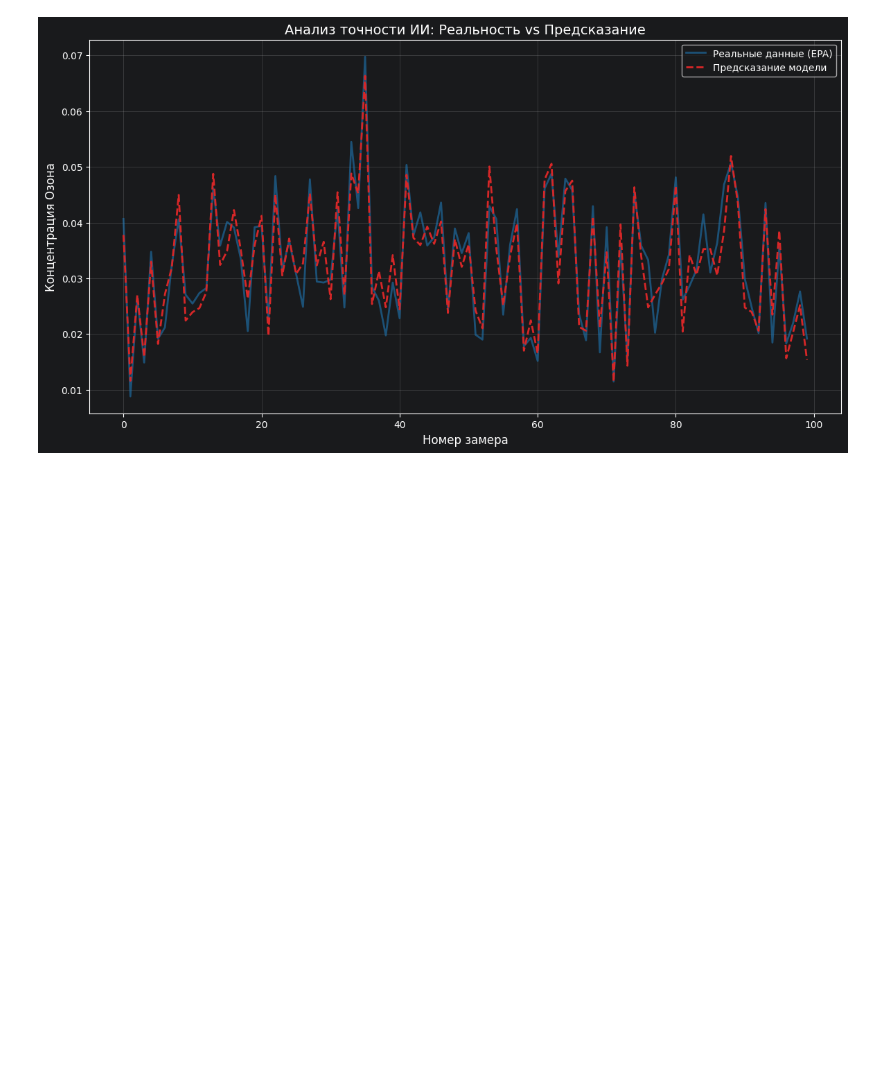
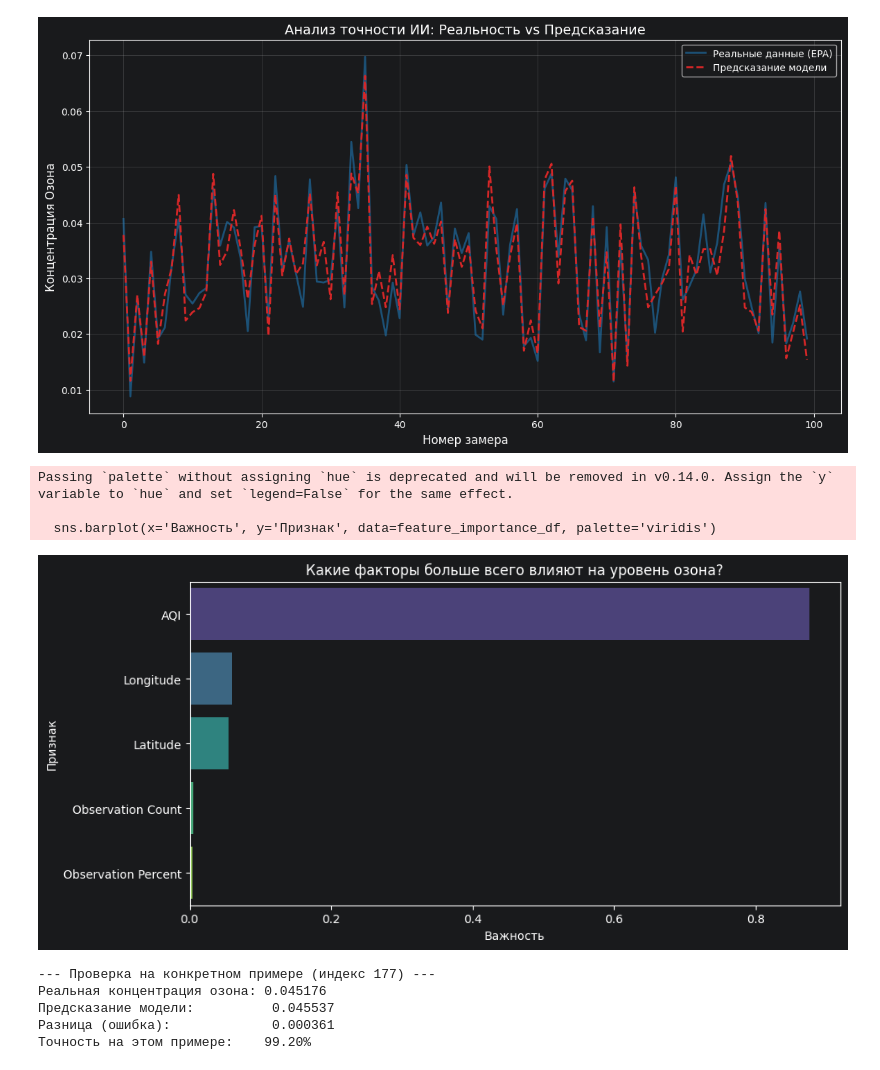
Before and after one commit to Muhammadjon0204/Ozone_ML, a Jupyter notebook: Ozone_Analysis.ipynb, the cells around one changed output. Cells and saved outputs as stored; diff of their text form; code cells hidden in the pictures; blank space fills up the shorter version.

```diff
--- a/Ozone_Analysis.ipynb
+++ b/Ozone_Analysis.ipynb
@@ -67,3 +68,49 @@ plt.show()
 Средняя ошибка (MAE): 0.003309
 ------------------------------
 [figure]
+# %%
+# это для себя сделал, было интересно
+import seaborn as sns
+
+# Смотрим, какие данные были самыми важными для предсказания
+importances = model.feature_importances_
+feature_names = features
+feature_importance_df = pd.DataFrame({'Признак': feature_names, 'Важность': importances})
+feature_importance_df = feature_importance_df.sort_values(by='Важность', ascending=False)
+
+# Строим график важности
+plt.figure(figsize=(10, 5))
+sns.barplot(x='Важность', y='Признак', data=feature_importance_df, palette='viridis')
+plt.title('Какие факторы больше всего влияют на уровень озона?')
+plt.show()
+# %% [output]
+Passing `palette` without assigning `hue` is deprecated and will be removed in v0.14.0. Assign the `y` variable to `hue` and set `legend=False` for the same effect.
+
+  sns.barplot(x='Важность', y='Признак', data=feature_importance_df, palette='viridis')
+[figure, added]
+# %%
+# наглядный пример насколько эффективно будет предсказывать модель на конкретном примере
+# опять же это было длч себя
+
+# Выбираем случайный пример из тестовых данных (например, под индексом 10)
+
+index = 177
+
+# Получаем реальное значение и то, что предсказал наша модель
+real_value = y_test.values[index]
+predicted_value = preds[index]
+
+print(f"--- Проверка на конкретном примере (индекс {index}) ---")
+print(f"Реальная концентрация озона: {real_value:.6f}")
+print(f"Предсказание модели:          {predicted_value:.6f}")
+print(f"Разница (ошибка):             {abs(real_value - predicted_value):.6f}")
+
+# Для наглядности: во сколько раз ошибка меньше реального значения
+accuracy_pct = (1 - abs(real_value - predicted_value) / real_value) * 100
+print(f"Точность на этом примере:    {accuracy_pct:.2f}%")
+# %% [output]
+--- Проверка на конкретном примере (индекс 177) ---
+Реальная концентрация озона: 0.045176
+Предсказание модели:          0.045537
+Разница (ошибка):             0.000361
+Точность на этом примере:    99.20%
```
Also changed, not shown: parts of 1 cell of this notebook.
